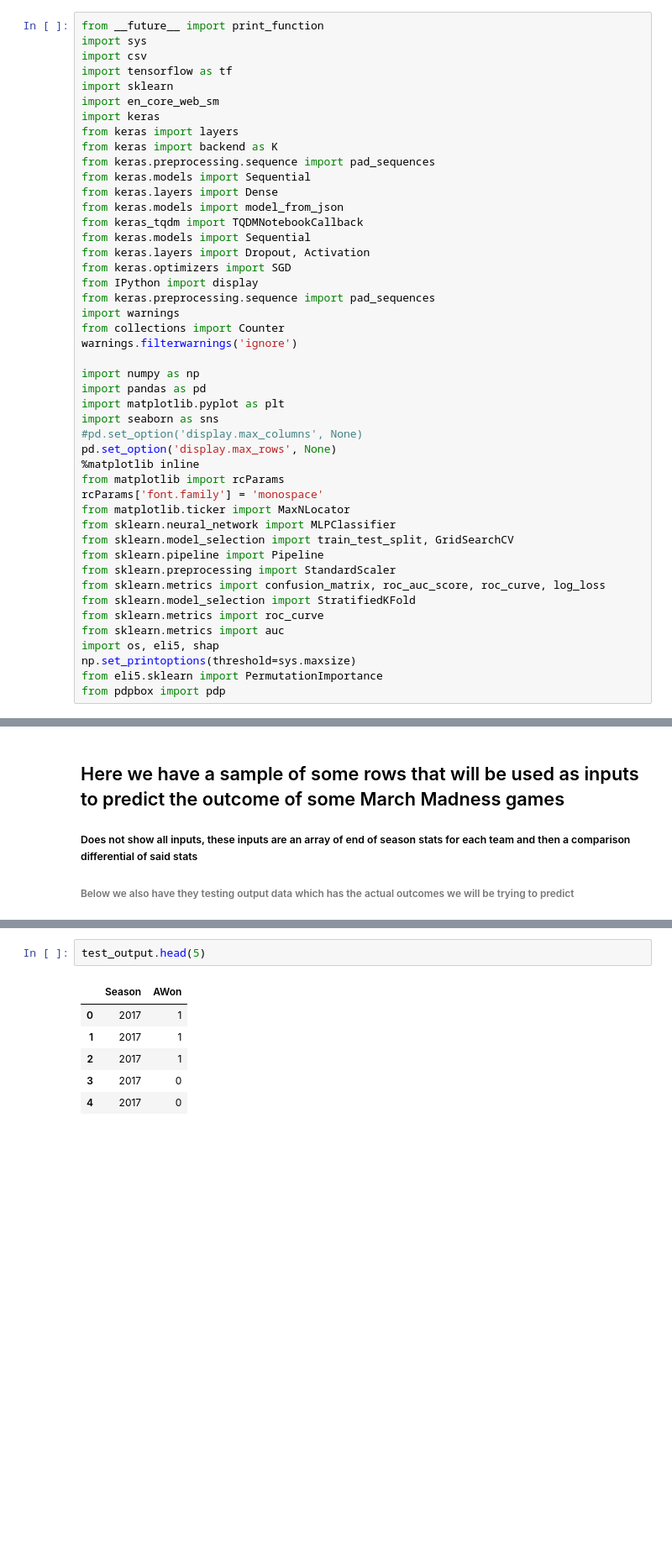
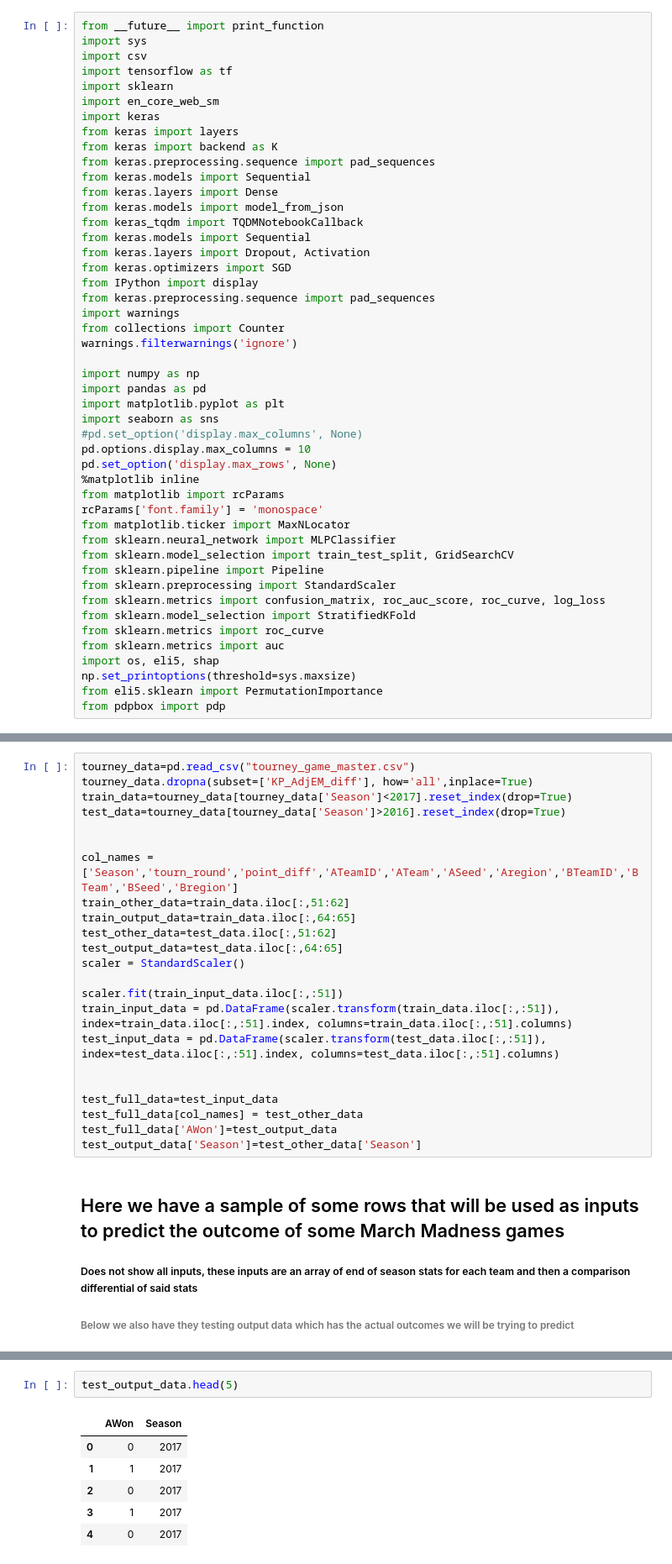
Before and after one commit to wohnjoods/MarchMadnessPredictor, a Jupyter notebook: Demo.ipynb, the cells around one changed output, grey strips where cells are left out. Shown at 84% size. Cells and saved outputs as stored; diff of their text form; blank space fills up the shorter version.

```diff
--- a/Demo.ipynb
+++ b/Demo.ipynb
@@ -30,6 +30,7 @@ import pandas as pd
 import matplotlib.pyplot as plt
 import seaborn as sns
 #pd.set_option('display.max_columns', None)
+pd.options.display.max_columns = 10
 pd.set_option('display.max_rows', None)
 %matplotlib inline
 from matplotlib import rcParams
@@ -81,3 +62,26 @@ test_output=tourneyOutputData[tourneyOutputData['Season']>2016].reset_index(drop
+# %%
+tourney_data=pd.read_csv("tourney_game_master.csv")
+tourney_data.dropna(subset=['KP_AdjEM_diff'], how='all',inplace=True)
+train_data=tourney_data[tourney_data['Season']<2017].reset_index(drop=True)
+test_data=tourney_data[tourney_data['Season']>2016].reset_index(drop=True)
+
+
+col_names = ['Season','tourn_round','point_diff','ATeamID','ATeam','ASeed','Aregion','BTeamID','BTeam','BSeed','Bregion']
+train_other_data=train_data.iloc[:,51:62]
+train_output_data=train_data.iloc[:,64:65]
+test_other_data=test_data.iloc[:,51:62]
+test_output_data=test_data.iloc[:,64:65]
+scaler = StandardScaler()
+
+scaler.fit(train_input_data.iloc[:,:51])
+train_input_data = pd.DataFrame(scaler.transform(train_data.iloc[:,:51]), index=train_data.iloc[:,:51].index, columns=train_data.iloc[:,:51].columns)
+test_input_data = pd.DataFrame(scaler.transform(test_data.iloc[:,:51]), index=test_data.iloc[:,:51].index, columns=test_data.iloc[:,:51].columns)
+
+
+test_full_data=test_input_data
+test_full_data[col_names] = test_other_data
+test_full_data['AWon']=test_output_data
+test_output_data['Season']=test_other_data['Season']
 # %% [markdown]
 ## Here we have a sample of some rows that will be used as inputs to predict the outcome of some March Madness games
 ##### Does not show all inputs, these inputs are an array of end of season stats for each team and then a comparison differential of said stats
@@ -96,9 +100,9 @@ test_input.head(5)
 # %%
-test_output.head(5)
+test_output_data.head(5)
 # %% [output]
-|  | Season | AWon |
-| 0 | 2017 | 1 |
-| 1 | 2017 | 1 |
-| 2 | 2017 | 1 |
-| 3 | 2017 | 0 |
-| 4 | 2017 | 0 |
+|  | AWon | Season |
+| 0 | 0 | 2017 |
+| 1 | 1 | 2017 |
+| 2 | 0 | 2017 |
+| 3 | 1 | 2017 |
+| 4 | 0 | 2017 |
```
Also changed, not shown: parts of 14 cells of this notebook.
